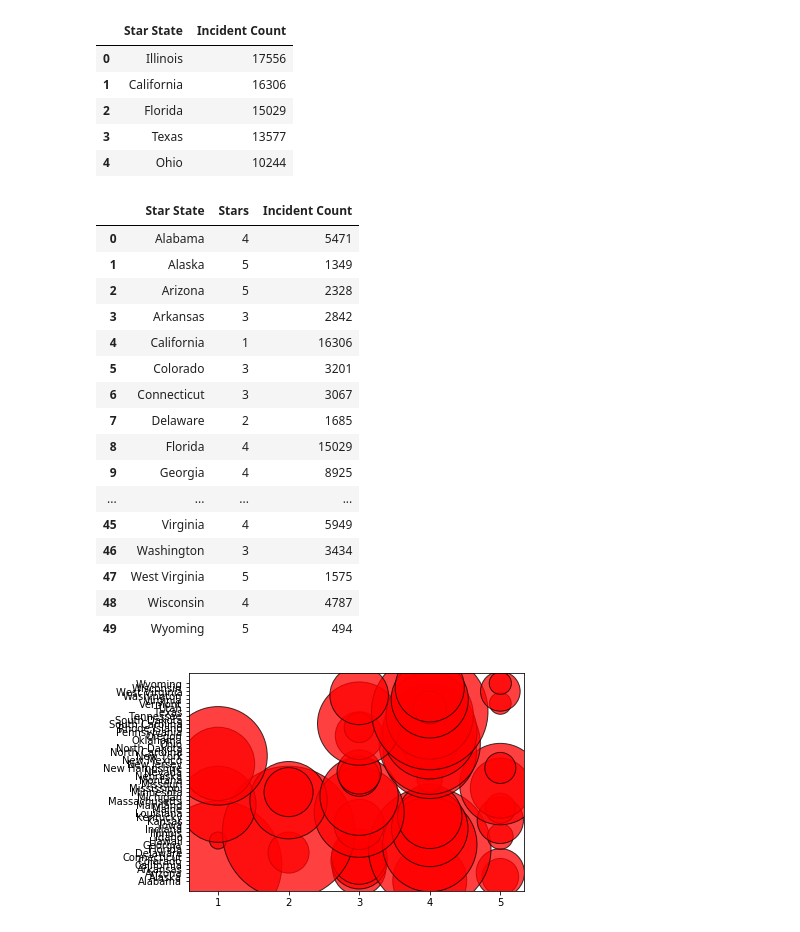
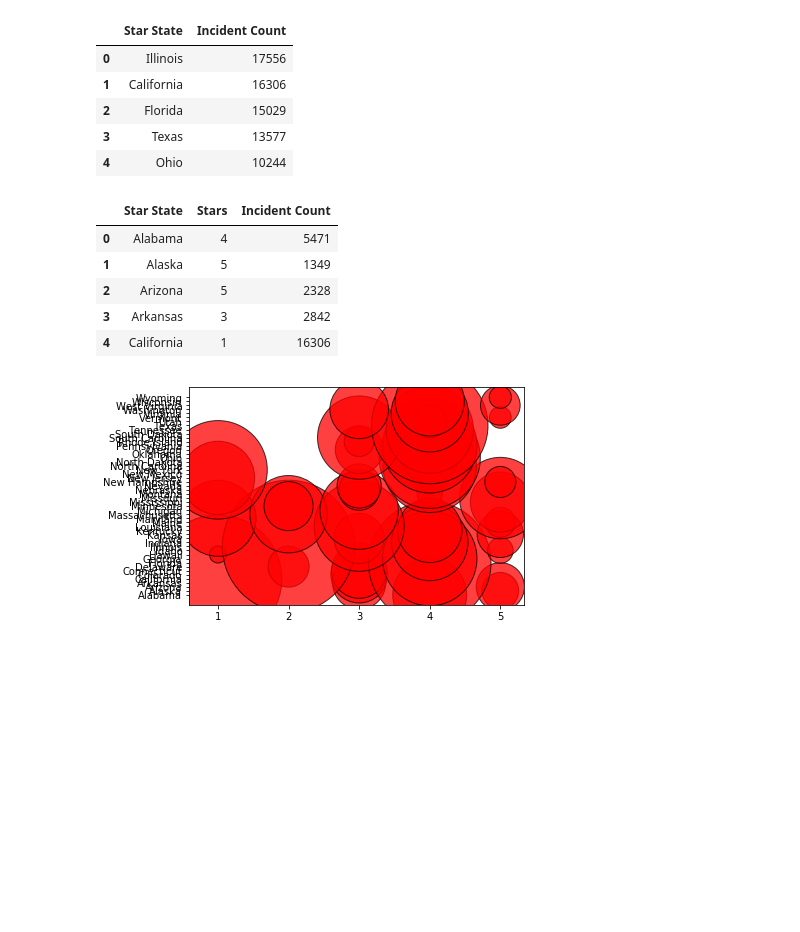
Before and after one commit to Demarsch/gun-violence, a Jupyter notebook: Code/Gun Laws.ipynb, the cells around one changed output. Drawn from its saved outputs; the diff is of its cells as text; code cells hidden in the pictures; blank space fills up the shorter version.

```diff
--- a/Code/Gun Laws.ipynb
+++ b/Code/Gun Laws.ipynb
@@ -43,5 +32,5 @@ Star_Dict
 # %%
 #Unique value count of state values so I can scatterplot against star count
-State_incident_count = incident_data['State Name'].value_counts()
-State_incident_count
+incident_count = incident_data['State Name'].value_counts()
+incident_count.head()
 # %% [output]
@@ -64,7 +42,7 @@ Hawaii                    289
 Name: State Name, dtype: int64
 # %%
 #create incident count dataframe and rename columns
-State_incident_count.df = pd.DataFrame(State_incident_count.reset_index())
+State_incident_count.df = pd.DataFrame(incident_count.reset_index())
 State_incident_count.df.columns = ['Star State','Incident Count']
 State_incident_count.df.head()
 # %% [output]
@@ -77,25 +55,14 @@ State_incident_count.df.head()
 # %%
 #Merge State Incident DF with Star Dict
 Law_Data = pd.merge(Star_Dict, State_incident_count.df, how ="left", on ="Star State")
-Law_Data
+Law_Data.head()
 # %% [output]
 |  | Star State | Stars | Incident Count |
 | 0 | Alabama | 4 | 5471 |
 | 1 | Alaska | 5 | 1349 |
 | 2 | Arizona | 5 | 2328 |
 | 3 | Arkansas | 3 | 2842 |
 | 4 | California | 1 | 16306 |
-| 5 | Colorado | 3 | 3201 |
-| 6 | Connecticut | 3 | 3067 |
-| 7 | Delaware | 2 | 1685 |
-| 8 | Florida | 4 | 15029 |
-| 9 | Georgia | 4 | 8925 |
-| ... | ... | ... | ... |
-| 45 | Virginia | 4 | 5949 |
-| 46 | Washington | 3 | 3434 |
-| 47 | West Virginia | 5 | 1575 |
-| 48 | Wisconsin | 4 | 4787 |
-| 49 | Wyoming | 5 | 494 |
 # %%
 #output Law_data to .csv
 # %%
```
Also changed, not shown: parts of 5 cells of this notebook.
